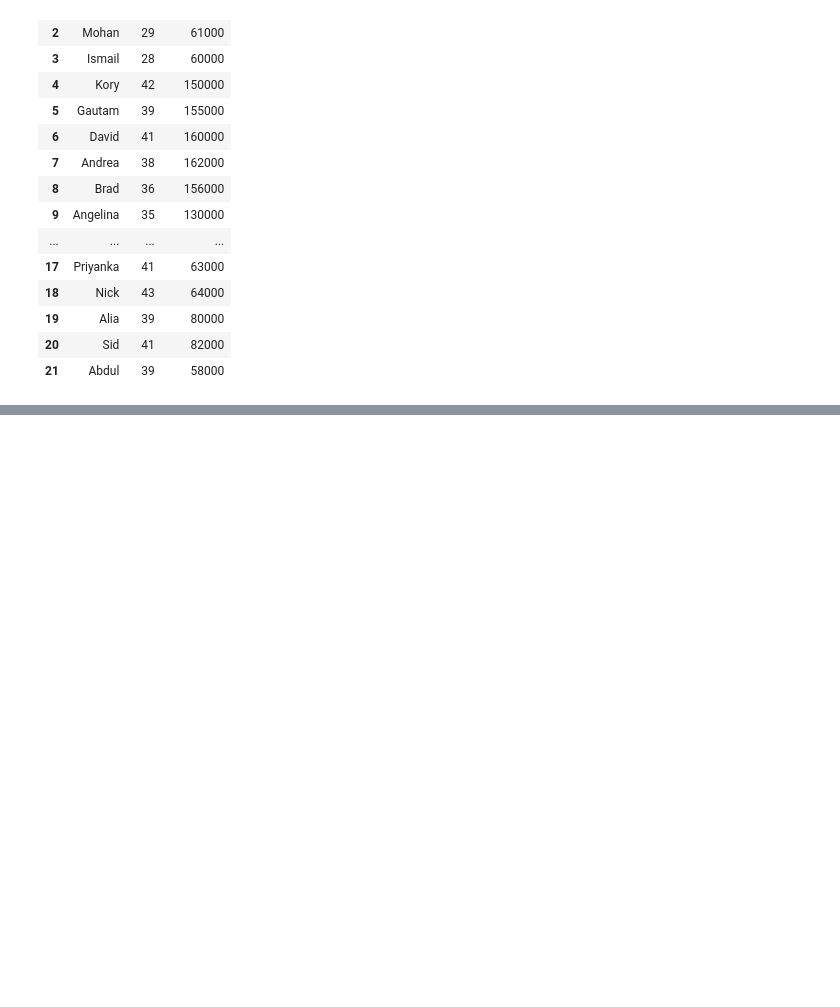
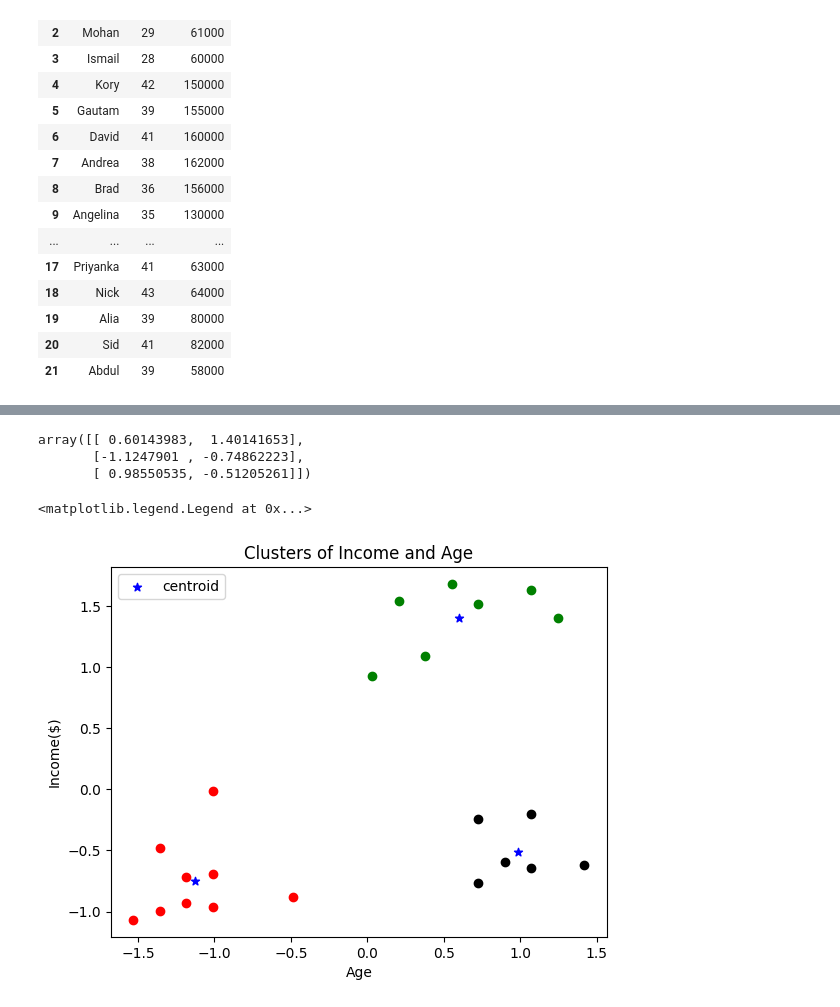
Before and after one commit to avichal077/Machine-Learning, a Jupyter notebook: clustering/k-means.ipynb, the cells around one changed output, grey strips where cells are left out. Cells and saved outputs as stored; diff of their text form; code cells hidden in the pictures; blank space fills up the shorter version.

```diff
--- a/clustering/k-means.ipynb
+++ b/clustering/k-means.ipynb
@@ -46,0 +78,7 @@ array([0, 2, 0, 0, 1, 1, 1, 1, 1, 1, 1, 0, 0, 0, 0, 0, 0, 0, 0, 2, 2, 0],
+# %%
+scaler = StandardScaler()
+scaler.fit(df[['Income($)']])
+df['Income($)'] = scaler.transform(df[['Income($)']])
+
+scaler.fit(df[['Age']])
+df['Age'] = scaler.transform(df[['Age']])
@@ -46,0 +94,3 @@ array([0, 2, 0, 0, 1, 1, 1, 1, 1, 1, 1, 0, 0, 0, 0, 0, 0, 0, 0, 2, 2, 0],
+# %%
+km = KMeans(n_clusters=3)
+y_predicted = km.fit_predict(df[['Age', 'Income($)']])
@@ -46,0 +102,3 @@ array([0, 2, 0, 0, 1, 1, 1, 1, 1, 1, 1, 0, 0, 0, 0, 0, 0, 0, 0, 2, 2, 0],
+# %%
+df['cluster'] = y_predicted
+df
@@ -46,0 +123,24 @@ array([0, 2, 0, 0, 1, 1, 1, 1, 1, 1, 1, 0, 0, 0, 0, 0, 0, 0, 0, 2, 2, 0],
+# %%
+km.cluster_centers_
+# %% [output]
+array([[ 0.60143983,  1.40141653],
+       [-1.1247901 , -0.74862223],
+       [ 0.98550535, -0.51205261]])
+# %%
+df1 = df[df.cluster == 0]
+df2 = df[df.cluster == 1]
+df3 = df[df.cluster == 2]
+
+plt.scatter(df1.Age , df1['Income($)'], color='green')
+plt.scatter(df2.Age , df2['Income($)'], color='red')
+plt.scatter(df3.Age , df3['Income($)'], color='black')
+
+plt.scatter(km.cluster_centers_[:, 0], km.cluster_centers_[:, 1], color='blue', marker='*', label='centroid')
+plt.title('Clusters of Income and Age')
+
+plt.xlabel('Age')
+plt.ylabel('Income($)')
+plt.legend()
+# %% [output]
+<matplotlib.legend.Legend at 0x...>
+[figure, added]
```
Also changed, not shown: parts of 15 cells of this notebook, 2 other files.
